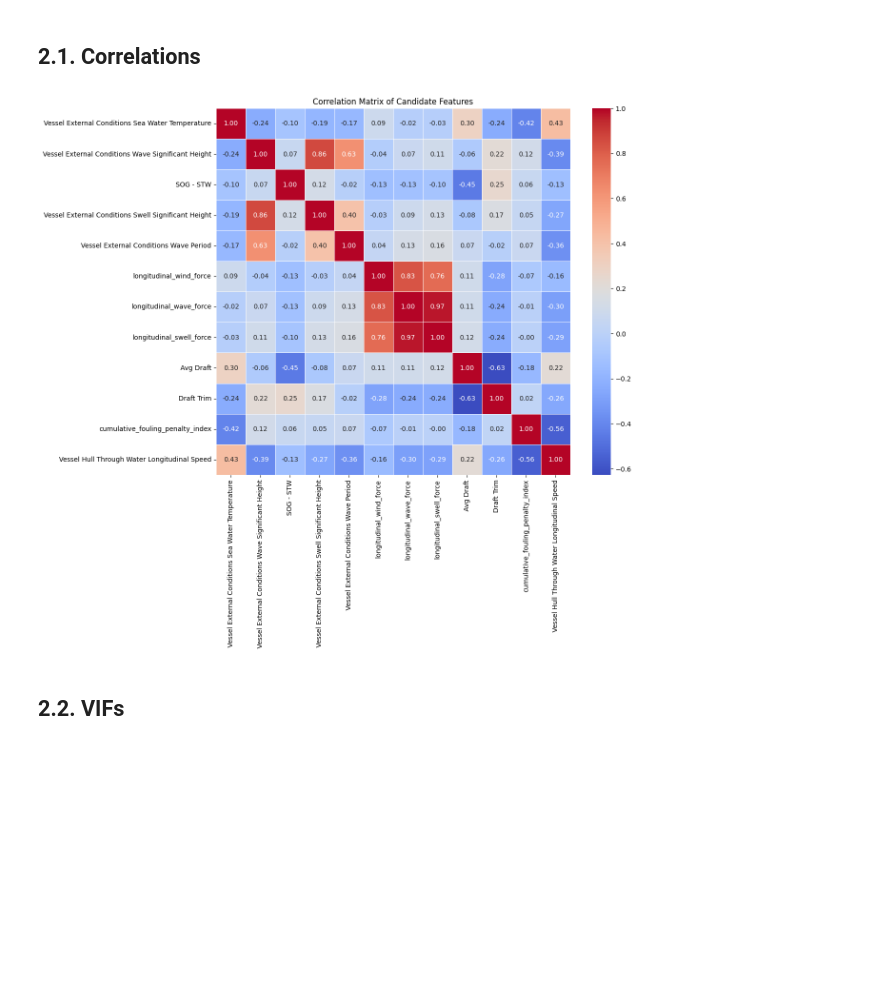
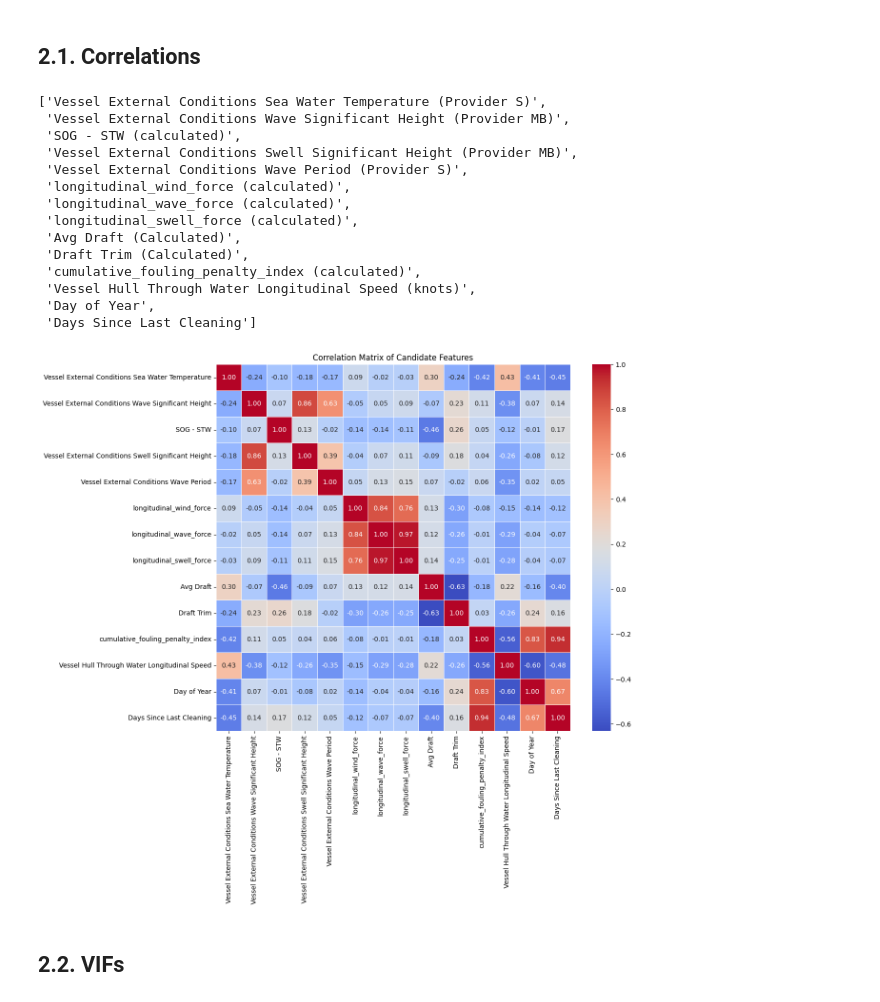
Before and after one commit to AugustBjerg/Master-s-thesis, a Jupyter notebook: code/modelling/notebooks/feature_selection.ipynb, the cells around one changed output. Cells and saved outputs as stored; diff of their text form; code cells hidden in the pictures; blank space fills up the shorter version.

```diff
--- a/code/modelling/notebooks/feature_selection.ipynb
+++ b/code/modelling/notebooks/feature_selection.ipynb
@@ -50,18 +50,39 @@ Index(['seg_id', 'window_start', 'Vessel Hull Over Ground Speed (knots)',
 # %% [markdown]
 ## 2.1. Correlations
 # %%
+candidate_features = CANDIDATE_FEATURES.copy()
+
+if INCLUDE_VOYAGE_DUMMIES:
+    candidate_features = candidate_features + [col for col in df.columns if col.startswith("voyage_")]
+
+display(candidate_features)
+
 # make a correlation matrix between all the candidate features. Before plotting, remove everything inside parenthesis from the column names for better readability
 correlation_df = df[CANDIDATE_FEATURES].copy()
 correlation_df.columns = [col.split(' (')[0] for col in correlation_df.columns]
 correlation_matrix = correlation_df.corr()
 
 # plot the correlation matrix as a heatmap
 plt.figure(figsize=(12, 10))
 sns.heatmap(correlation_matrix, annot=True, cmap='coolwarm', fmt=".2f", linewidths=0.5)
 plt.title('Correlation Matrix of Candidate Features')
 plt.show()
 # %% [output]
+['Vessel External Conditions Sea Water Temperature (Provider S)',
+ 'Vessel External Conditions Wave Significant Height (Provider MB)',
+ 'SOG - STW (calculated)',
+ 'Vessel External Conditions Swell Significant Height (Provider MB)',
+ 'Vessel External Conditions Wave Period (Provider S)',
+ 'longitudinal_wind_force (calculated)',
+ 'longitudinal_wave_force (calculated)',
+ 'longitudinal_swell_force (calculated)',
+ 'Avg Draft (Calculated)',
+ 'Draft Trim (Calculated)',
+ 'cumulative_fouling_penalty_index (calculated)',
+ 'Vessel Hull Through Water Longitudinal Speed (knots)',
+ 'Day of Year',
+ 'Days Since Last Cleaning']
-[figure, old version]
+[figure, new version]
 # %% [markdown]
 ## 2.2. VIFs
 # %%
```
Also changed, not shown: parts of 7 cells of this notebook, 8 other files.
